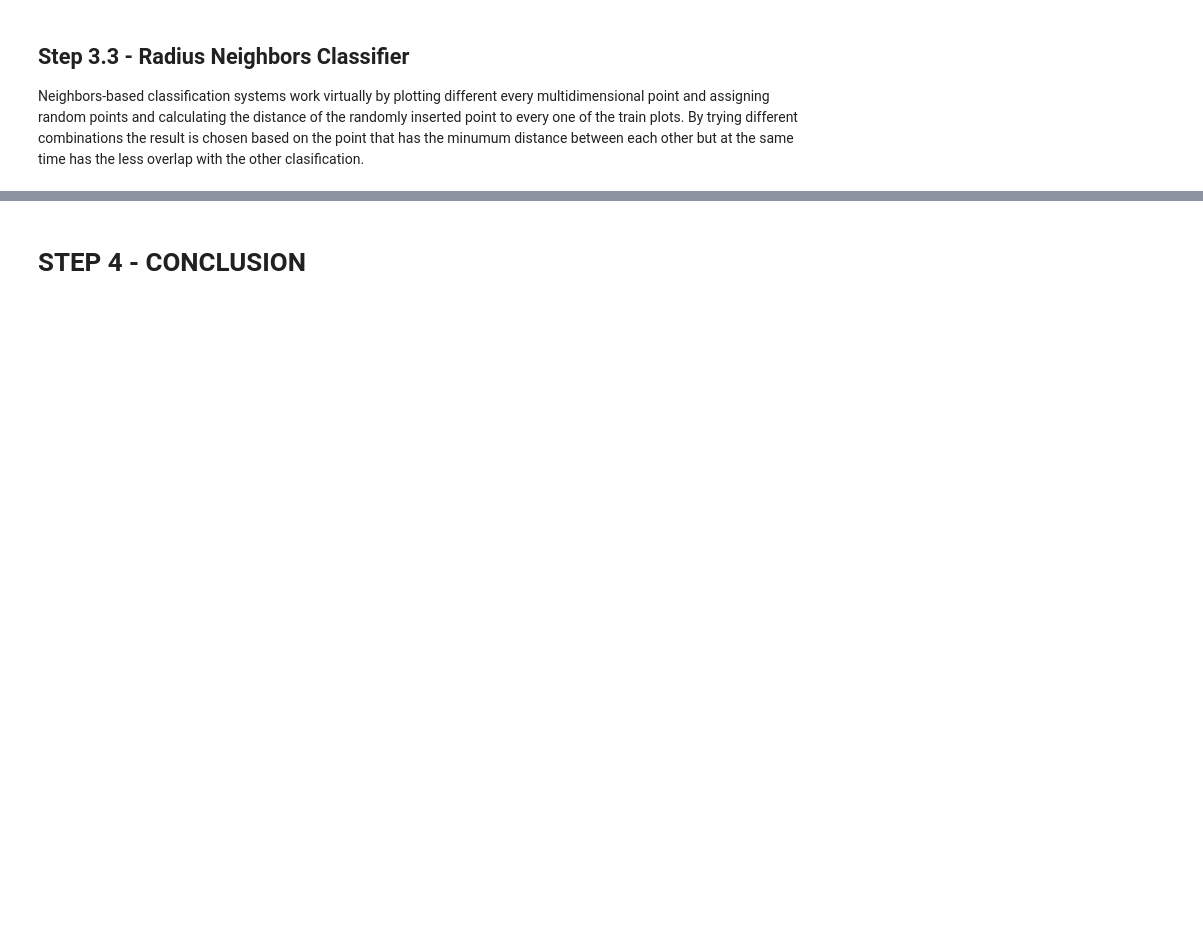
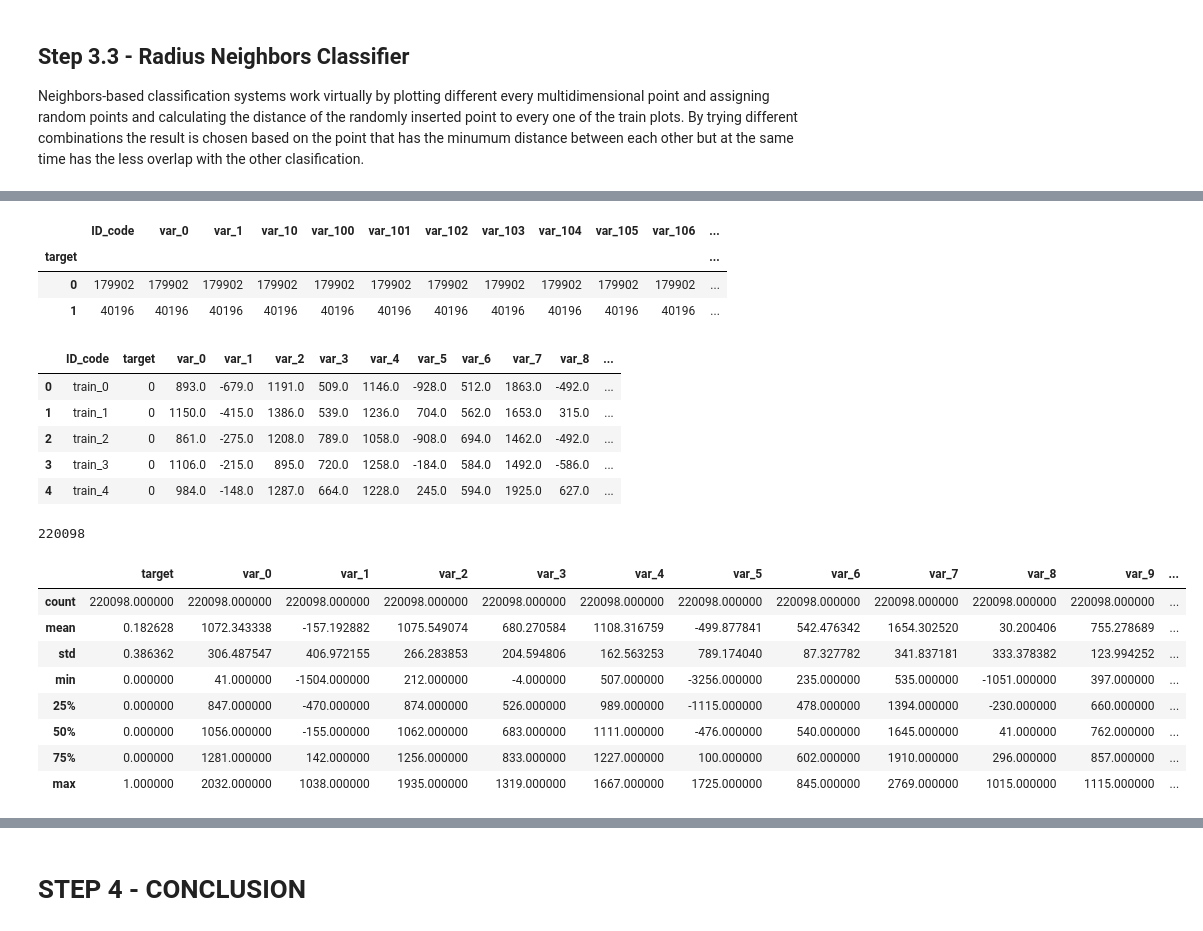
Before and after one commit to MaxFrancoJJ/finance_group_project, a Jupyter notebook: 20.01.19 - PA.ipynb, the cells around one changed output, grey strips where cells are left out. Saved outputs shown, nothing was run; the diff lists cells and outputs as text; code cells hidden in the pictures; blank space fills up the shorter version.

```diff
--- a/20.01.19 - PA.ipynb
+++ b/20.01.19 - PA.ipynb
@@ -250,0 +508,7 @@ print(classification_report(y_test, prediction_nnc))
+# %%
+play.pivot_table(index = 'target', aggfunc = 'count')
+# %% [output]
+|  | ID_code | var_0 | var_1 | var_10 | var_100 | var_101 | var_102 | var_103 | var_104 | var_105 | var_106 | ... |
+| target |  |  |  |  |  |  |  |  |  |  |  | ... |
+| 0 | 179902 | 179902 | 179902 | 179902 | 179902 | 179902 | 179902 | 179902 | 179902 | 179902 | 179902 | ... |
+| 1 | 40196 | 40196 | 40196 | 40196 | 40196 | 40196 | 40196 | 40196 | 40196 | 40196 | 40196 | ... |
@@ -250,0 +517,19 @@ print(classification_report(y_test, prediction_nnc))
+# %%
+display(play.head(), len(play), play.describe())
+# %% [output]
+|  | ID_code | target | var_0 | var_1 | var_2 | var_3 | var_4 | var_5 | var_6 | var_7 | var_8 | ... |
+| 0 | train_0 | 0 | 893.0 | -679.0 | 1191.0 | 509.0 | 1146.0 | -928.0 | 512.0 | 1863.0 | -492.0 | ... |
+| 1 | train_1 | 0 | 1150.0 | -415.0 | 1386.0 | 539.0 | 1236.0 | 704.0 | 562.0 | 1653.0 | 315.0 | ... |
+| 2 | train_2 | 0 | 861.0 | -275.0 | 1208.0 | 789.0 | 1058.0 | -908.0 | 694.0 | 1462.0 | -492.0 | ... |
+| 3 | train_3 | 0 | 1106.0 | -215.0 | 895.0 | 720.0 | 1258.0 | -184.0 | 584.0 | 1492.0 | -586.0 | ... |
+| 4 | train_4 | 0 | 984.0 | -148.0 | 1287.0 | 664.0 | 1228.0 | 245.0 | 594.0 | 1925.0 | 627.0 | ... |
+220098
+|  | target | var_0 | var_1 | var_2 | var_3 | var_4 | var_5 | var_6 | var_7 | var_8 | var_9 | ... |
+| count | 220098.000000 | 220098.000000 | 220098.000000 | 220098.000000 | 220098.000000 | 220098.000000 | 220098.000000 | 220098.000000 | 220098.000000 | 220098.000000 | 220098.000000 | ... |
+| mean | 0.182628 | 1072.343338 | -157.192882 | 1075.549074 | 680.270584 | 1108.316759 | -499.877841 | 542.476342 | 1654.302520 | 30.200406 | 755.278689 | ... |
+| std | 0.386362 | 306.487547 | 406.972155 | 266.283853 | 204.594806 | 162.563253 | 789.174040 | 87.327782 | 341.837181 | 333.378382 | 123.994252 | ... |
+| min | 0.000000 | 41.000000 | -1504.000000 | 212.000000 | -4.000000 | 507.000000 | -3256.000000 | 235.000000 | 535.000000 | -1051.000000 | 397.000000 | ... |
+| 25% | 0.000000 | 847.000000 | -470.000000 | 874.000000 | 526.000000 | 989.000000 | -1115.000000 | 478.000000 | 1394.000000 | -230.000000 | 660.000000 | ... |
+| 50% | 0.000000 | 1056.000000 | -155.000000 | 1062.000000 | 683.000000 | 1111.000000 | -476.000000 | 540.000000 | 1645.000000 | 41.000000 | 762.000000 | ... |
+| 75% | 0.000000 | 1281.000000 | 142.000000 | 1256.000000 | 833.000000 | 1227.000000 | 100.000000 | 602.000000 | 1910.000000 | 296.000000 | 857.000000 | ... |
+| max | 1.000000 | 2032.000000 | 1038.000000 | 1935.000000 | 1319.000000 | 1667.000000 | 1725.000000 | 845.000000 | 2769.000000 | 1015.000000 | 1115.000000 | ... |
```
Also changed, not shown: parts of 67 cells of this notebook.
